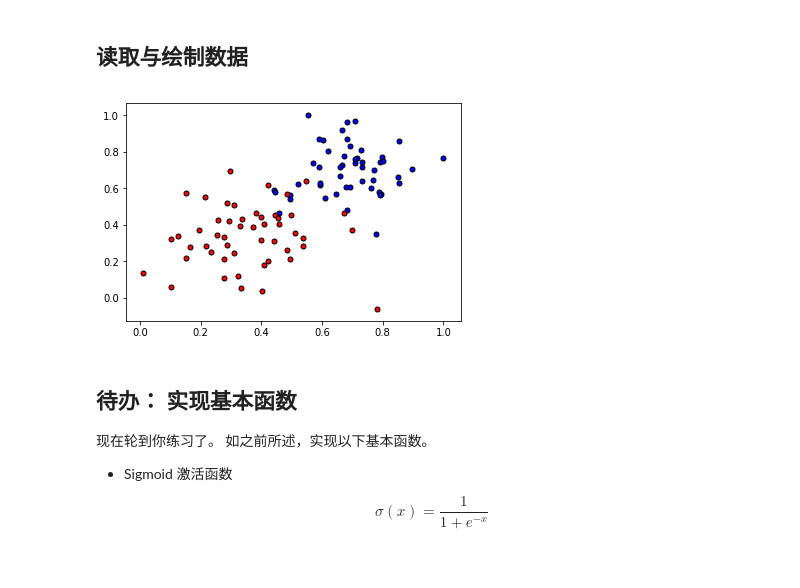
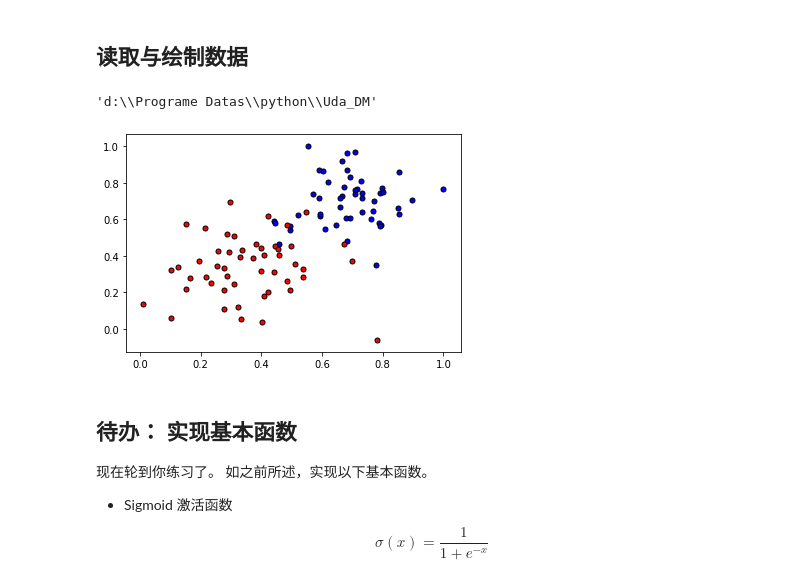
Before and after one commit to farmerhoo/Udacity-Data-Mining-Course, a Jupyter notebook: P6_MiniProject01_Gradient_Descnet/GradientDescent-zh.ipynb, the cells around one changed output. Drawn from its saved outputs; the diff is of its cells as text; code cells hidden in the pictures.

Commit message:
Modified read csv file for running in vscode

```diff
--- a/P6_MiniProject01_Gradient_Descnet/GradientDescent-zh.ipynb
+++ b/P6_MiniProject01_Gradient_Descnet/GradientDescent-zh.ipynb
@@ -28,14 +28,20 @@ def display(m, b, color='g--'):
     plt.plot(x, m*x+b, color)
 # %% [markdown]
 ## 读取与绘制数据
+# %%
+import os
+os.getcwd()
+# %% [output]
+'d:\\Programe Datas\\python\\Uda_DM'
 # %%
-data = pd.read_csv('data.csv', header=None)
+# data = pd.read_csv('data.csv', header=None) # Jupyter Notebook
+data = pd.read_csv('./P6_MiniProject01_Gradient_Descnet/data.csv', header=None) # vs code
 X = np.array(data[[0,1]])
 y = np.array(data[2])
 plot_points(X,y)
 plt.show()
 # %% [output]
-[figure, old version]
+[figure, new version]
 # %% [markdown]
 ## 待办： 实现基本函数
 
```
